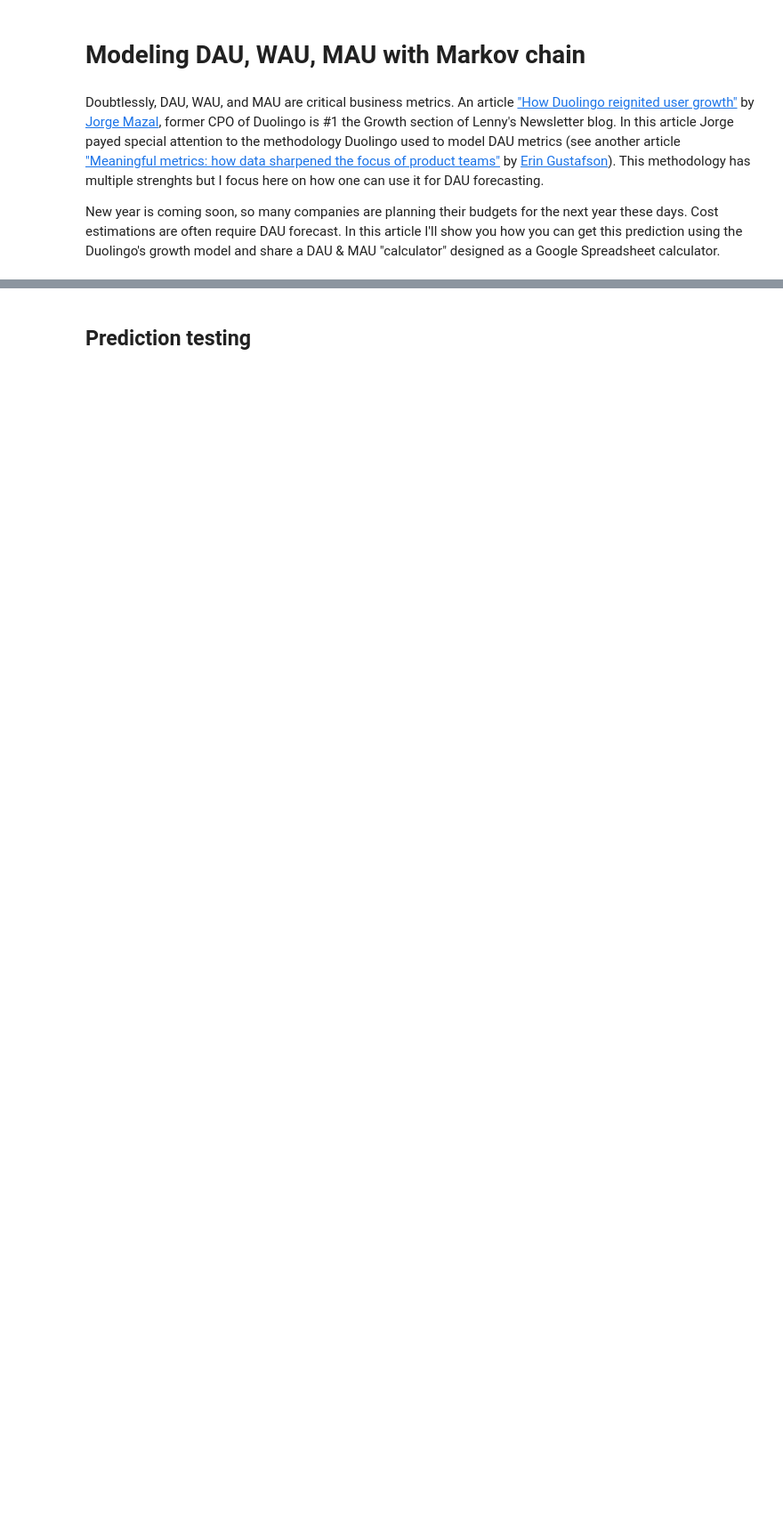
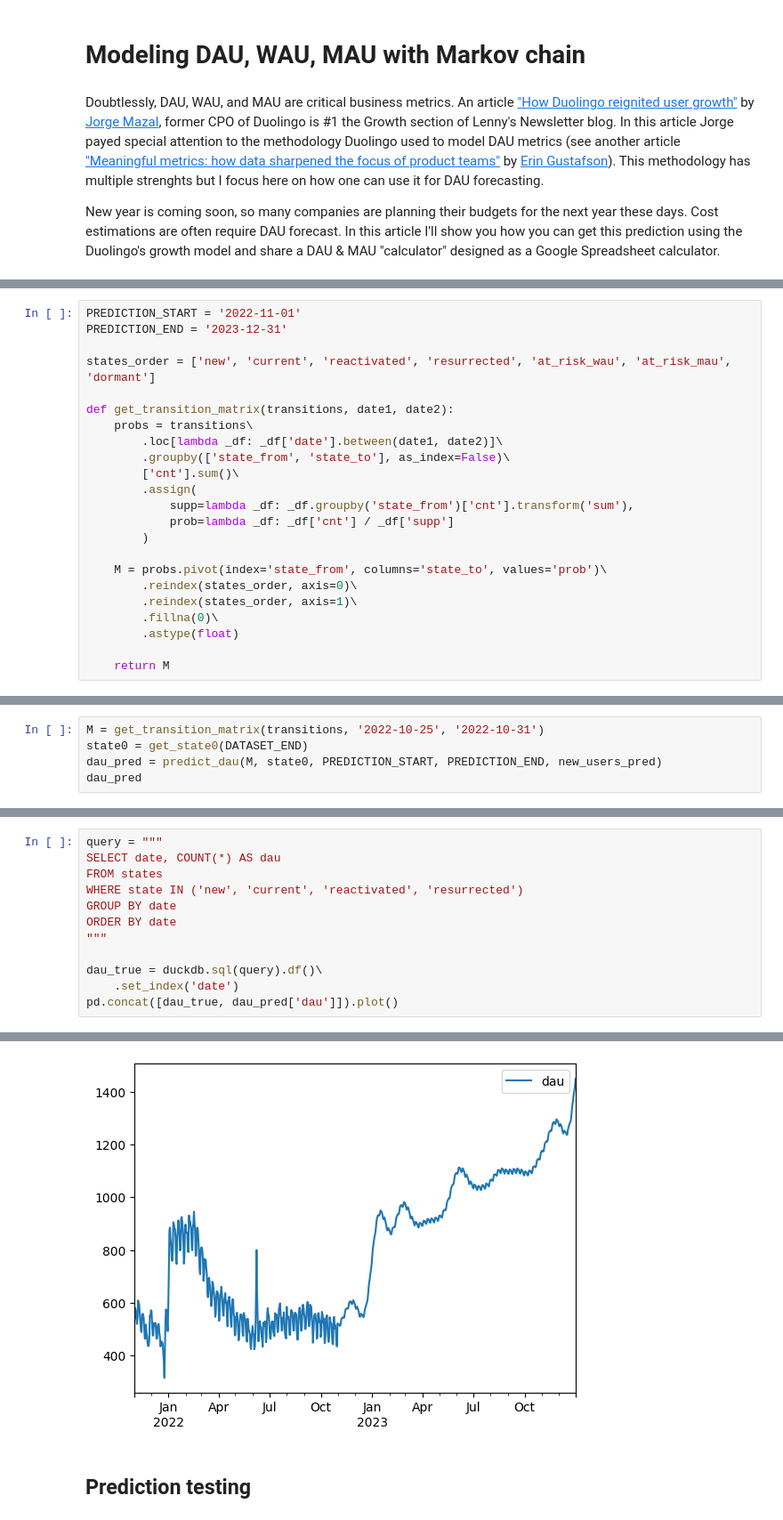
Before and after one commit to wowone/wowone.github.io, a Jupyter notebook: notebooks/2024-11-01_dau_prediction/dau_prediction.ipynb, the cells around one changed output, grey strips where cells are left out. Shown at 89% size. Drawn from its saved outputs; the diff is of its cells as text; blank space fills up the shorter version.

```diff
--- a/notebooks/2024-11-01_dau_prediction/dau_prediction.ipynb
+++ b/notebooks/2024-11-01_dau_prediction/dau_prediction.ipynb
@@ -55 +219,24 @@ Finally, the algorithm looks like this:
+# %%
+PREDICTION_START = '2022-11-01'
+PREDICTION_END = '2023-12-31'
+
+states_order = ['new', 'current', 'reactivated', 'resurrected', 'at_risk_wau', 'at_risk_mau', 'dormant']
+
+def get_transition_matrix(transitions, date1, date2):
+    probs = transitions\
+        .loc[lambda _df: _df['date'].between(date1, date2)]\
+        .groupby(['state_from', 'state_to'], as_index=False)\
+        ['cnt'].sum()\
+        .assign(
+            supp=lambda _df: _df.groupby('state_from')['cnt'].transform('sum'),
+            prob=lambda _df: _df['cnt'] / _df['supp']
+        )
+
+    M = probs.pivot(index='state_from', columns='state_to', values='prob')\
+        .reindex(states_order, axis=0)\
+        .reindex(states_order, axis=1)\
+        .fillna(0)\
+        .astype(float)
+
+    return M
 # %% [markdown]
@@ -56,0 +304,5 @@ Finally, the algorithm looks like this:
+# %%
+M = get_transition_matrix(transitions, '2022-10-25', '2022-10-31')
+state0 = get_state0(DATASET_END)
+dau_pred = predict_dau(M, state0, PREDICTION_START, PREDICTION_END, new_users_pred)
+dau_pred
@@ -56,0 +323,13 @@ Finally, the algorithm looks like this:
+# %%
+query = """
+SELECT date, COUNT(*) AS dau
+FROM states
+WHERE state IN ('new', 'current', 'reactivated', 'resurrected')
+GROUP BY date
+ORDER BY date
+"""
+
+dau_true = duckdb.sql(query).df()\
+    .set_index('date')
+pd.concat([dau_true, dau_pred['dau']]).plot()
+# %% [output]
@@ -57,2 +337,3 @@ Finally, the algorithm looks like this:
+[figure, added]
 # %% [markdown]
 ## Prediction testing
```
Also changed, not shown: parts of 24 cells of this notebook, 8 other files.
